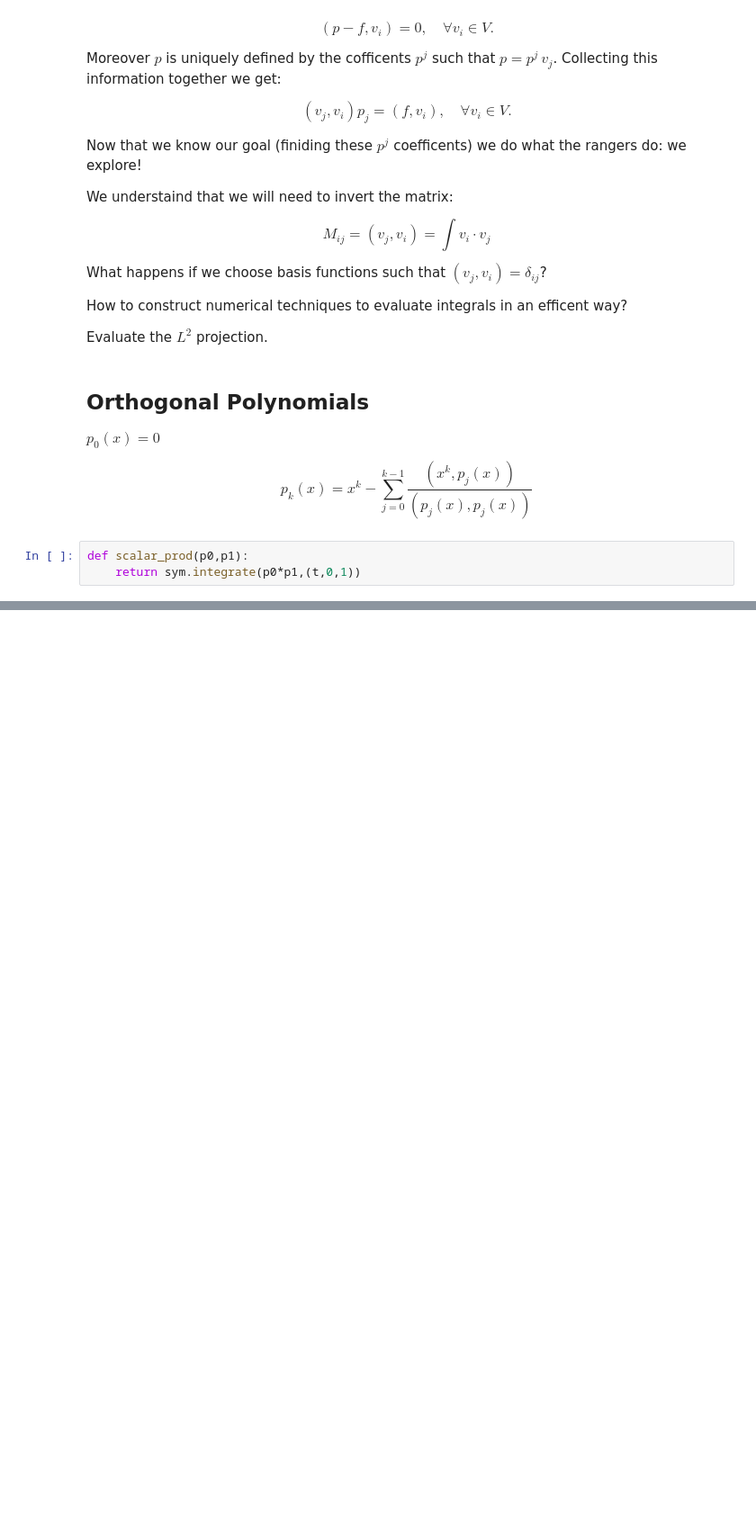
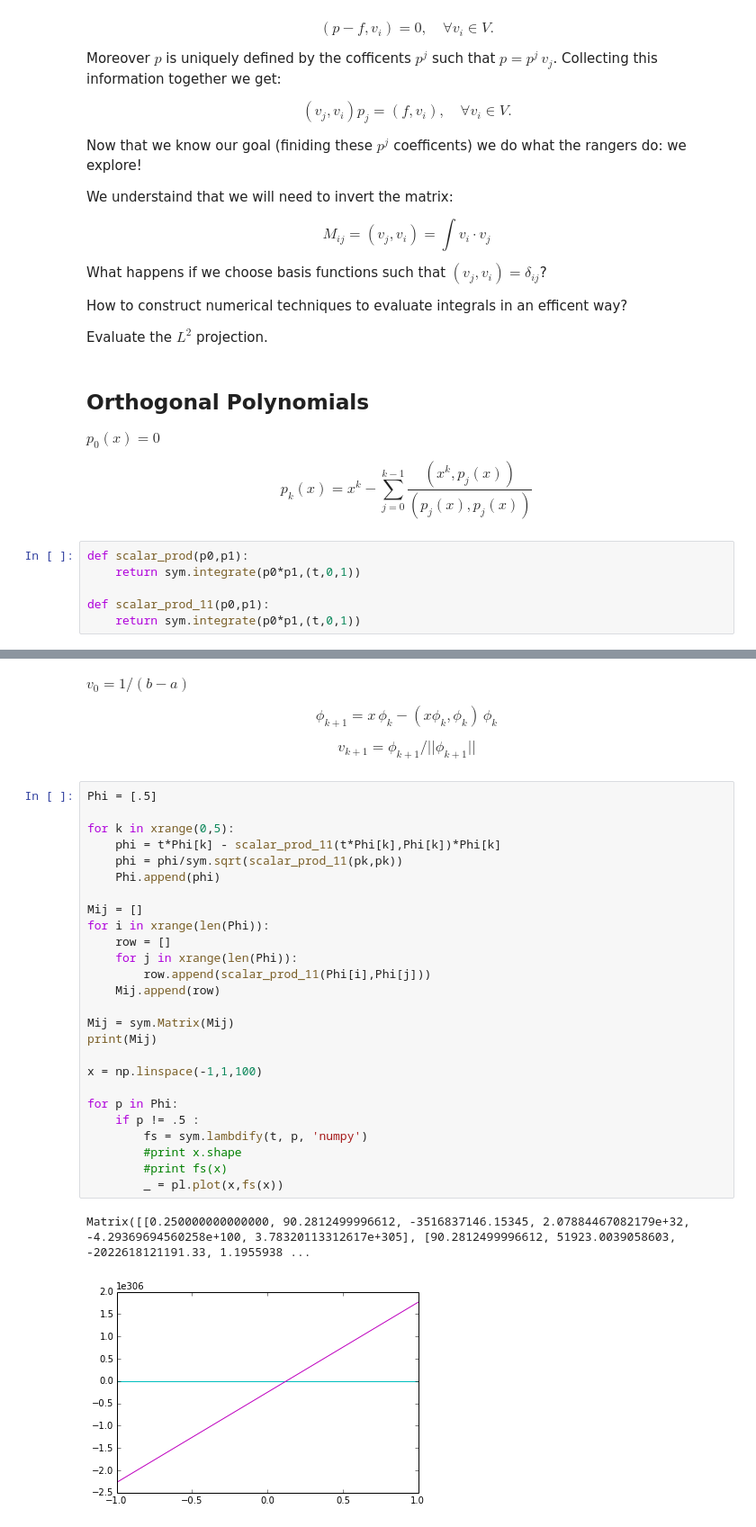
Before and after one commit to nicolacavallini/applied-mathematics, a Jupyter notebook: python-lectures/04_best_approximation.ipynb, the cells around one changed output, grey strips where cells are left out. Shown at 90% size. Cells and saved outputs as stored; diff of their text form; blank space fills up the shorter version.

```diff
--- a/python-lectures/04_best_approximation.ipynb
+++ b/python-lectures/04_best_approximation.ipynb
@@ -48,6 +50,9 @@ $$
 # %%
 def scalar_prod(p0,p1):
     return sym.integrate(p0*p1,(t,0,1))
+
+def scalar_prod_11(p0,p1):
+    return sym.integrate(p0*p1,(t,0,1))
 # %%
 t = sym.symbols('t')
 k = 3
@@ -81,0 +91,39 @@ Matrix([
+# %% [markdown]
+$v_0 = 1/(b-a)$
+
+$$
+\phi_{k+1} = x\, \phi_{k} - (x\phi_k,\phi_k)\, \phi_k
+$$
+
+$$
+v_{k+1} = \phi_{k+1}/||\phi_{k+1}||
+$$
+# %%
+Phi = [.5]
+
+for k in xrange(0,5):
+    phi = t*Phi[k] - scalar_prod_11(t*Phi[k],Phi[k])*Phi[k]
+    phi = phi/sym.sqrt(scalar_prod_11(pk,pk))
+    Phi.append(phi)
+
+Mij = []
+for i in xrange(len(Phi)):
+    row = []
+    for j in xrange(len(Phi)):
+        row.append(scalar_prod_11(Phi[i],Phi[j]))
+    Mij.append(row)
+
+Mij = sym.Matrix(Mij)
+print(Mij)
+
+x = np.linspace(-1,1,100)
+
+for p in Phi:
+    if p != .5 :
+        fs = sym.lambdify(t, p, 'numpy')
+        #print x.shape
+        #print fs(x)
+        _ = pl.plot(x,fs(x))
+# %% [output]
+Matrix([[0.250000000000000, 90.2812499996612, -3516837146.15345, 2.07884467082179e+32, -4.29369694560258e+100, 3.78320113312617e+305], [90.2812499996612, 51923.0039058603, -2022618121191.33, 1.1955938 ...
+[figure, added]
```
Also changed, not shown: parts of 18 cells of this notebook.
